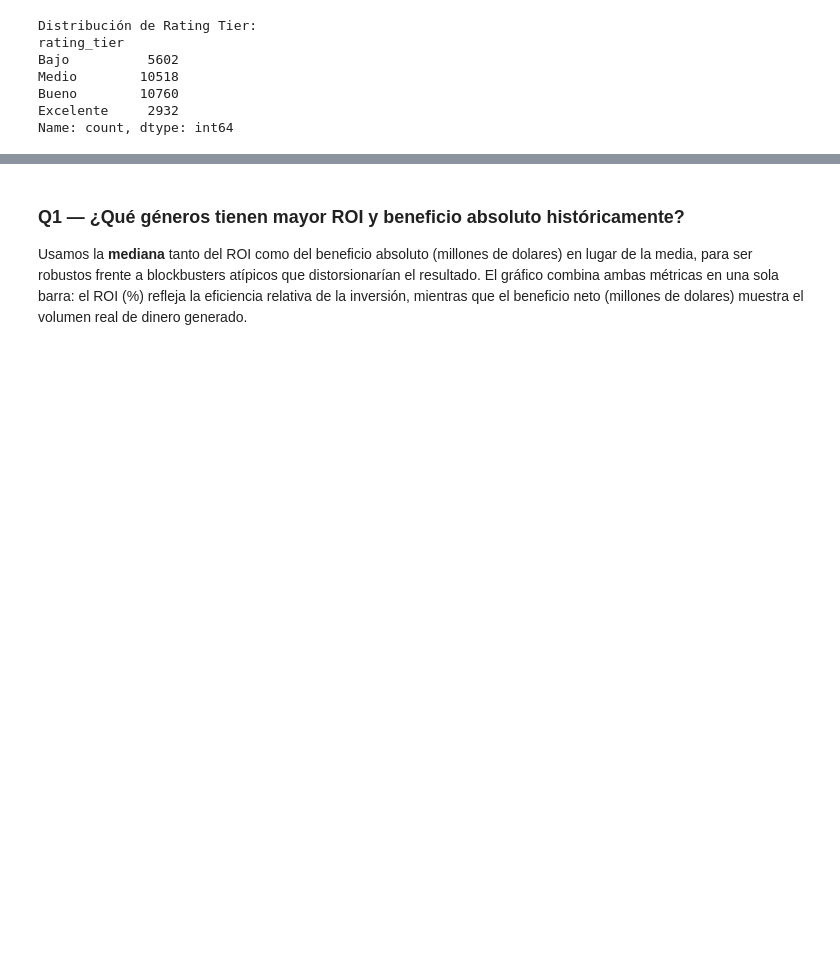
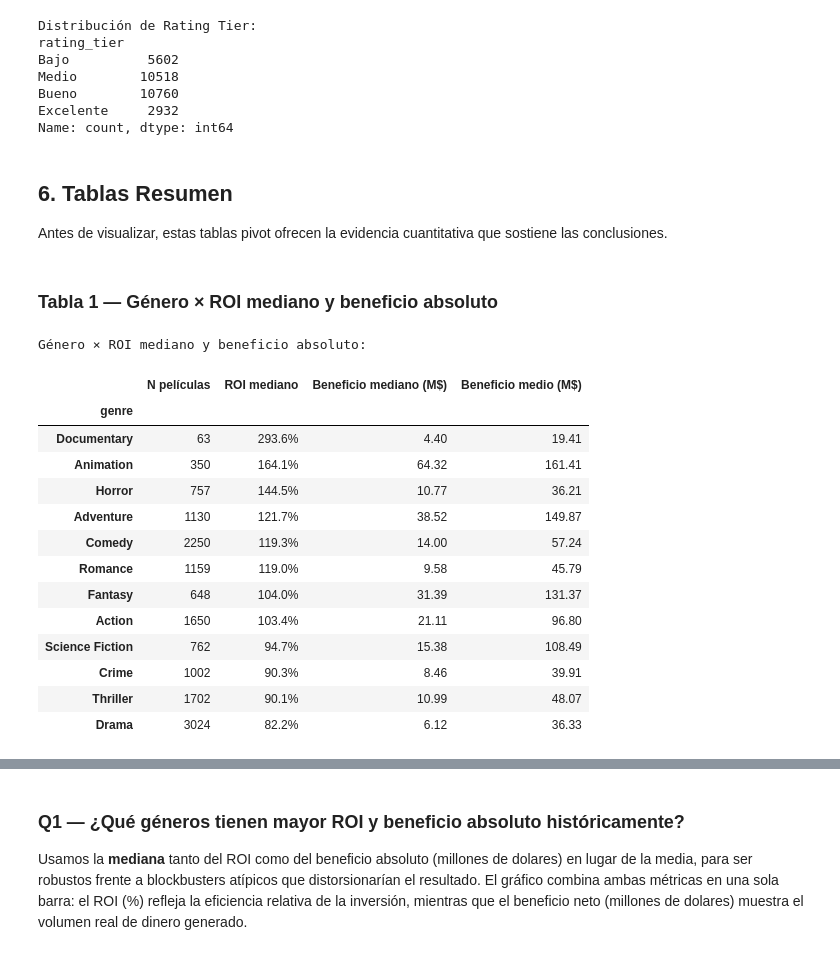
Before and after one commit to FLopez26/MoviesEDA_FernandoLopezSanchez_DataScienceIA, a Jupyter notebook: notebooks/eda.ipynb, the cells around one changed output, grey strips where cells are left out. Saved outputs shown, nothing was run; the diff lists cells and outputs as text; code cells hidden in the pictures; blank space fills up the shorter version.

```diff
--- a/notebooks/eda.ipynb
+++ b/notebooks/eda.ipynb
@@ -208,3 +283,26 @@ Medio        10518
 Bueno        10760
 Excelente     2932
 Name: count, dtype: int64
+# %% [markdown]
+## 6. Tablas Resumen
+Antes de visualizar, estas tablas pivot ofrecen la evidencia cuantitativa que sostiene las conclusiones.
+# %% [markdown]
+### Tabla 1 — Género × ROI mediano y beneficio absoluto
+# %%
+tabla_roi_por_genero(df, TOP_GENRES)
+# %% [output]
+Género × ROI mediano y beneficio absoluto:
+|  | N películas | ROI mediano | Beneficio mediano (M$) | Beneficio medio (M$) |
+| genre |  |  |  |  |
+| Documentary | 63 | 293.6% | 4.40 | 19.41 |
+| Animation | 350 | 164.1% | 64.32 | 161.41 |
+| Horror | 757 | 144.5% | 10.77 | 36.21 |
+| Adventure | 1130 | 121.7% | 38.52 | 149.87 |
+| Comedy | 2250 | 119.3% | 14.00 | 57.24 |
+| Romance | 1159 | 119.0% | 9.58 | 45.79 |
+| Fantasy | 648 | 104.0% | 31.39 | 131.37 |
+| Action | 1650 | 103.4% | 21.11 | 96.80 |
+| Science Fiction | 762 | 94.7% | 15.38 | 108.49 |
+| Crime | 1002 | 90.3% | 8.46 | 39.91 |
+| Thriller | 1702 | 90.1% | 10.99 | 48.07 |
+| Drama | 3024 | 82.2% | 6.12 | 36.33 |
```
Also changed, not shown: parts of 23 cells of this notebook, 6 other files.
